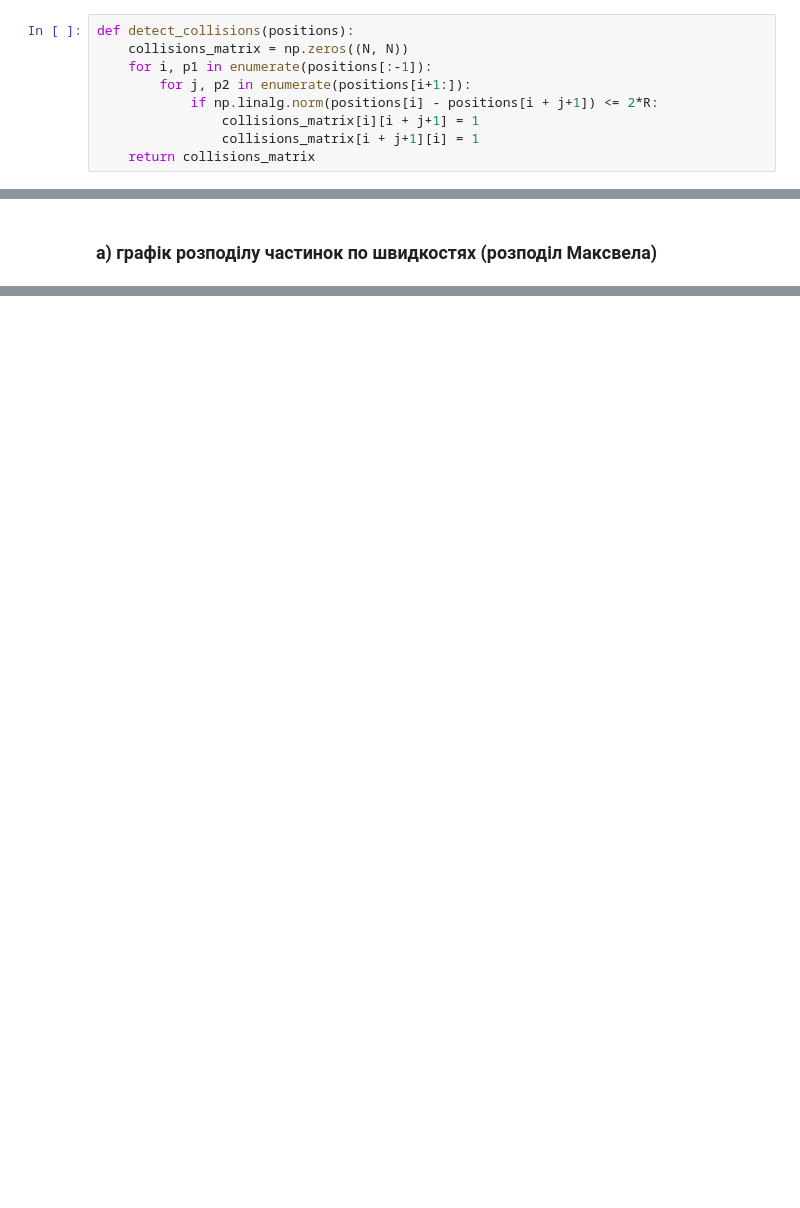
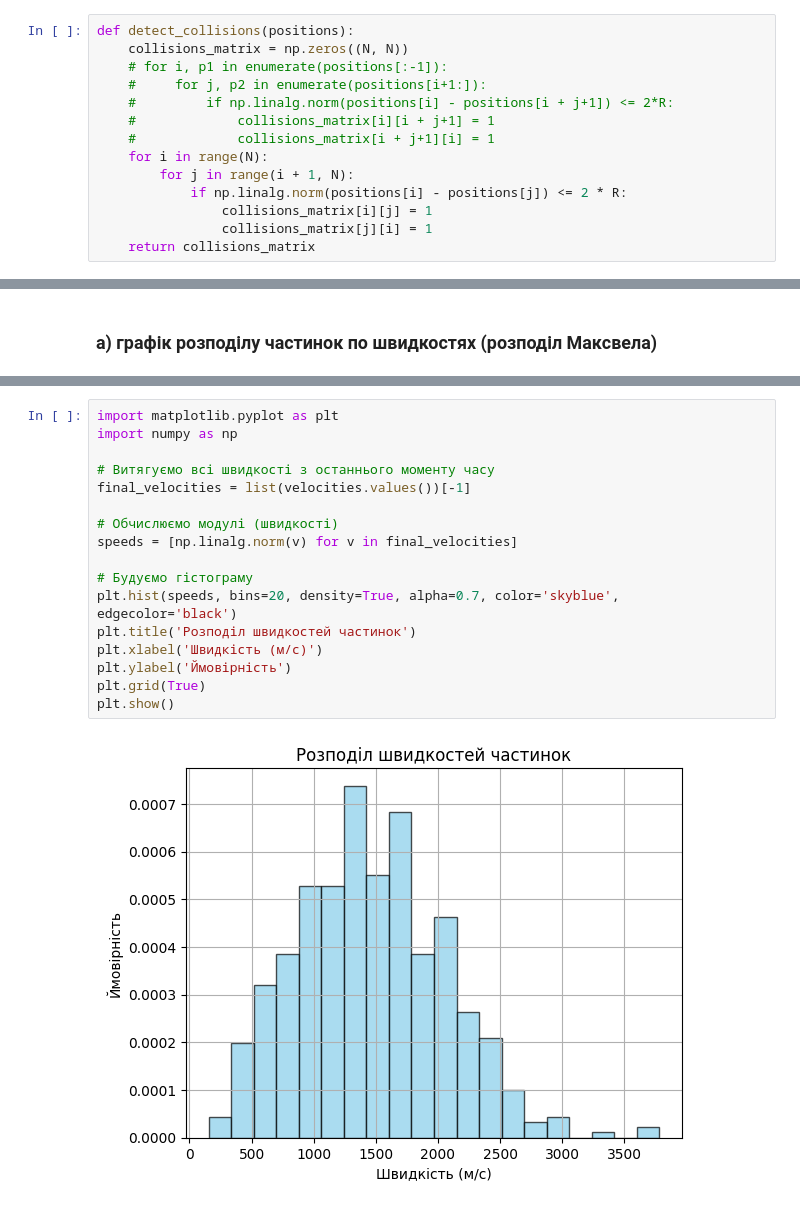
Before and after one commit to OleksijKhodzko/labs, a Jupyter notebook: computer_algebra22/lab3/3/3.ipynb, the cells around one changed output, grey strips where cells are left out. Saved outputs shown, nothing was run; the diff lists cells and outputs as text; blank space fills up the shorter version.

```diff
--- a/computer_algebra22/lab3/3/3.ipynb
+++ b/computer_algebra22/lab3/3/3.ipynb
@@ -68,9 +93,14 @@ def new_positions(positions, velocities, dt):
 # %%
 def detect_collisions(positions):
     collisions_matrix = np.zeros((N, N))
-    for i, p1 in enumerate(positions[:-1]):
-        for j, p2 in enumerate(positions[i+1:]):
-            if np.linalg.norm(positions[i] - positions[i + j+1]) <= 2*R:
-                collisions_matrix[i][i + j+1] = 1
-                collisions_matrix[i + j+1][i] = 1
+    # for i, p1 in enumerate(positions[:-1]):
+    #     for j, p2 in enumerate(positions[i+1:]):
+    #         if np.linalg.norm(positions[i] - positions[i + j+1]) <= 2*R:
+    #             collisions_matrix[i][i + j+1] = 1
+    #             collisions_matrix[i + j+1][i] = 1
+    for i in range(N):
+        for j in range(i + 1, N):
+            if np.linalg.norm(positions[i] - positions[j]) <= 2 * R:
+                collisions_matrix[i][j] = 1
+                collisions_matrix[j][i] = 1
     return collisions_matrix
@@ -168,0 +249,19 @@ positions[1:]
+# %%
+import matplotlib.pyplot as plt
+import numpy as np
+
+# Витягуємо всі швидкості з останнього моменту часу
+final_velocities = list(velocities.values())[-1]
+
+# Обчислюємо модулі (швидкості)
+speeds = [np.linalg.norm(v) for v in final_velocities]
+
+# Будуємо гістограму
+plt.hist(speeds, bins=20, density=True, alpha=0.7, color='skyblue', edgecolor='black')
+plt.title('Розподіл швидкостей частинок')
+plt.xlabel('Швидкість (м/с)')
+plt.ylabel('Ймовірність')
+plt.grid(True)
+plt.show()
+# %% [output]
+[figure, added]
```
Also changed, not shown: parts of 20 cells of this notebook.
